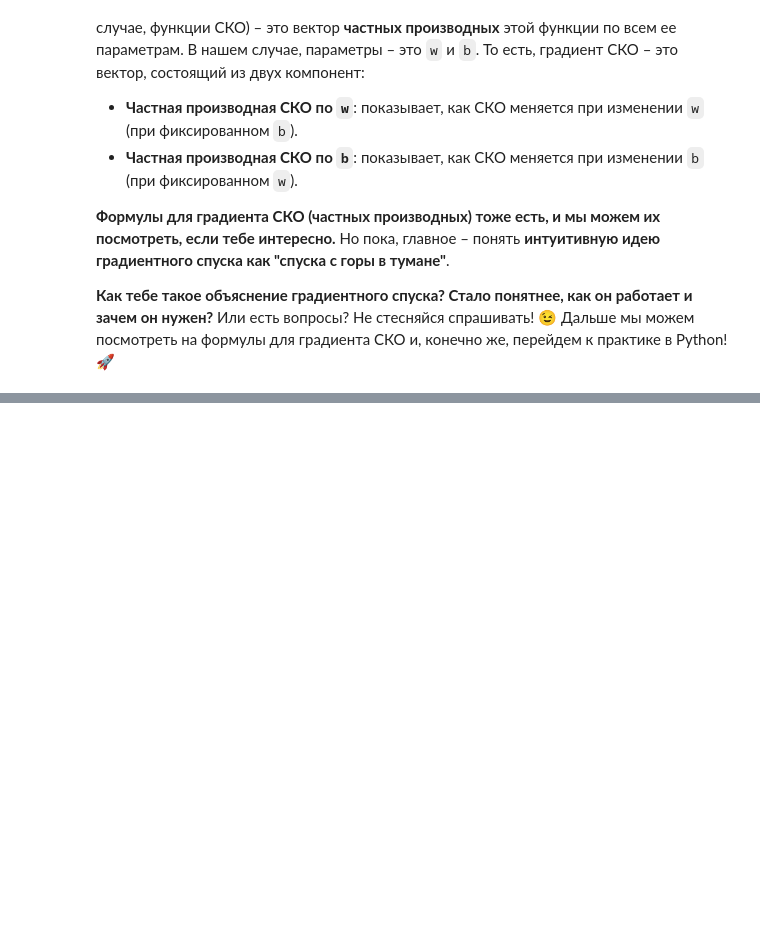
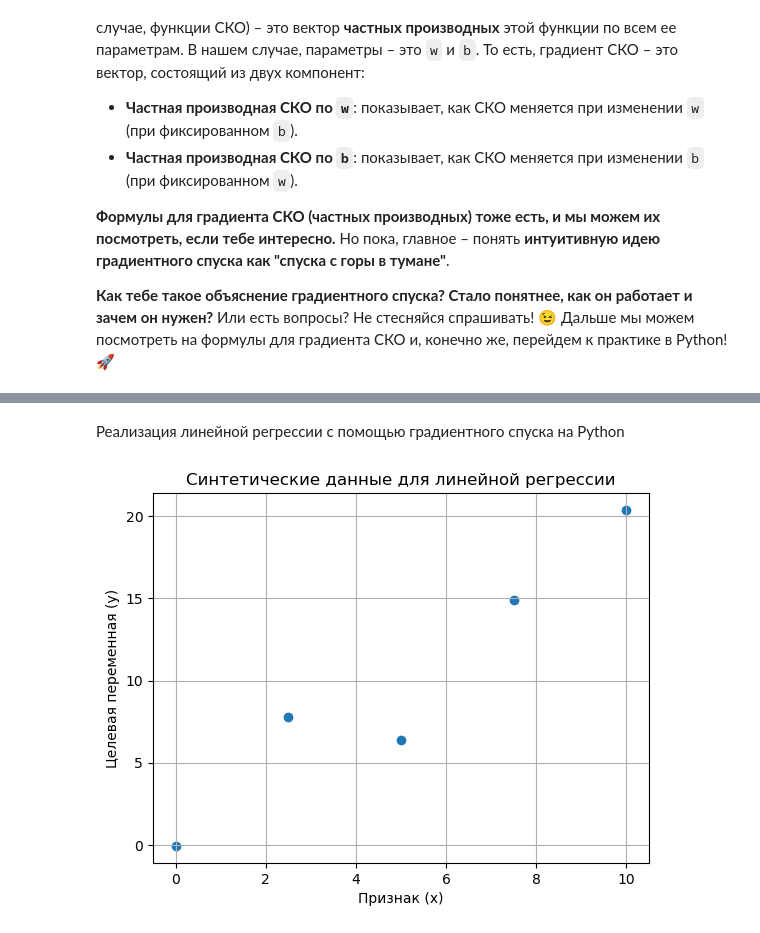
Before and after one commit to DinoZawrik/ML_BASE, a Jupyter notebook: ML/Linage_model.ipynb, the cells around one changed output, grey strips where cells are left out. Saved outputs shown, nothing was run; the diff lists cells and outputs as text; code cells hidden in the pictures; blank space fills up the shorter version.

```diff
--- a/ML/Linage_model.ipynb
+++ b/ML/Linage_model.ipynb
@@ -243,0 +230,23 @@ b_{new} = b_{old} - \alpha \frac{\partial MSE}{\partial b}
+# %% [markdown]
+Реализация линейной регрессии с помощью градиентного спуска на Python
+# %%
+# Создаём синтетичесие данные
+import numpy as np
+import matplotlib.pyplot as plt
+
+# Истинные параметры прямой (для генерации данных)
+true_w = 2
+true_b = 1
+num_samples = 5
+
+x = np.linspace(0, 10, num_samples)
+y = true_w * x + true_b * np.random.normal(0, 2, num_samples)
+
+plt.scatter(x, y)
+plt.xlabel('Признак (x)')
+plt.ylabel('Целевая переменная (y)')
+plt.title('Синтетические данные для линейной регрессии')
+plt.grid()
+plt.show()
+# %% [output]
+[figure, added]
```
Also changed, not shown: parts of 24 cells of this notebook, 2 other files.
